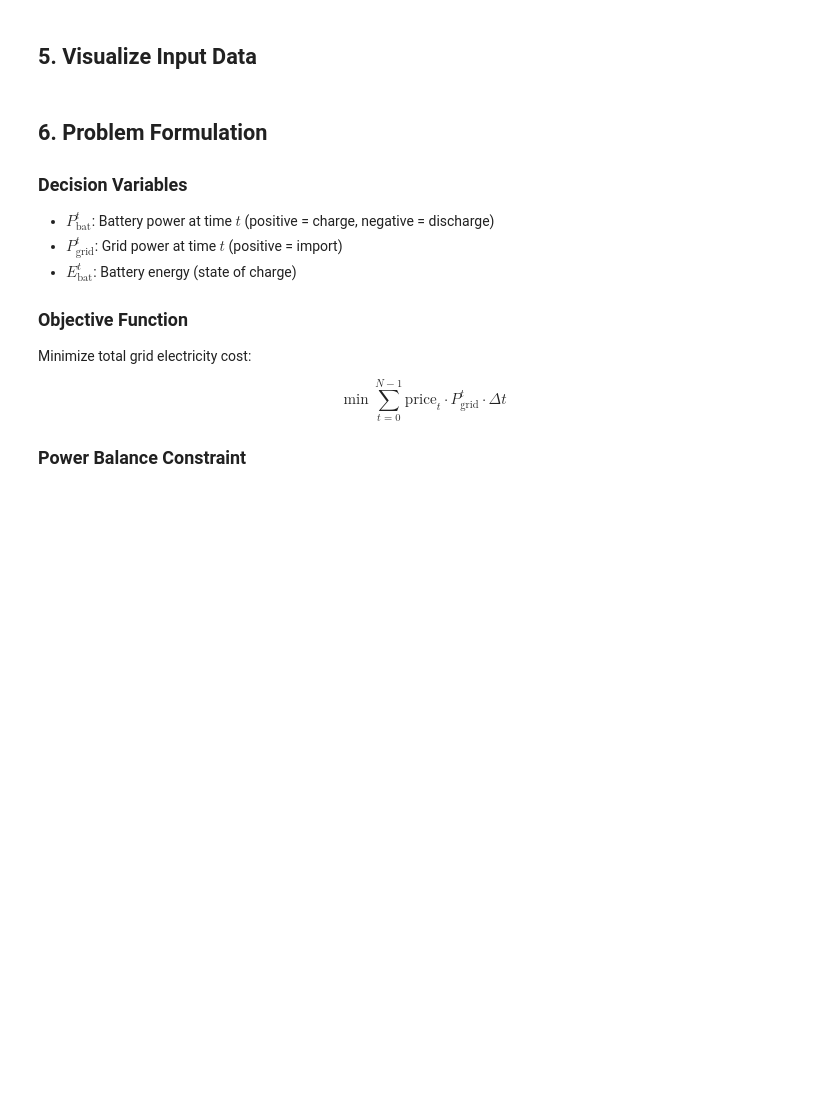
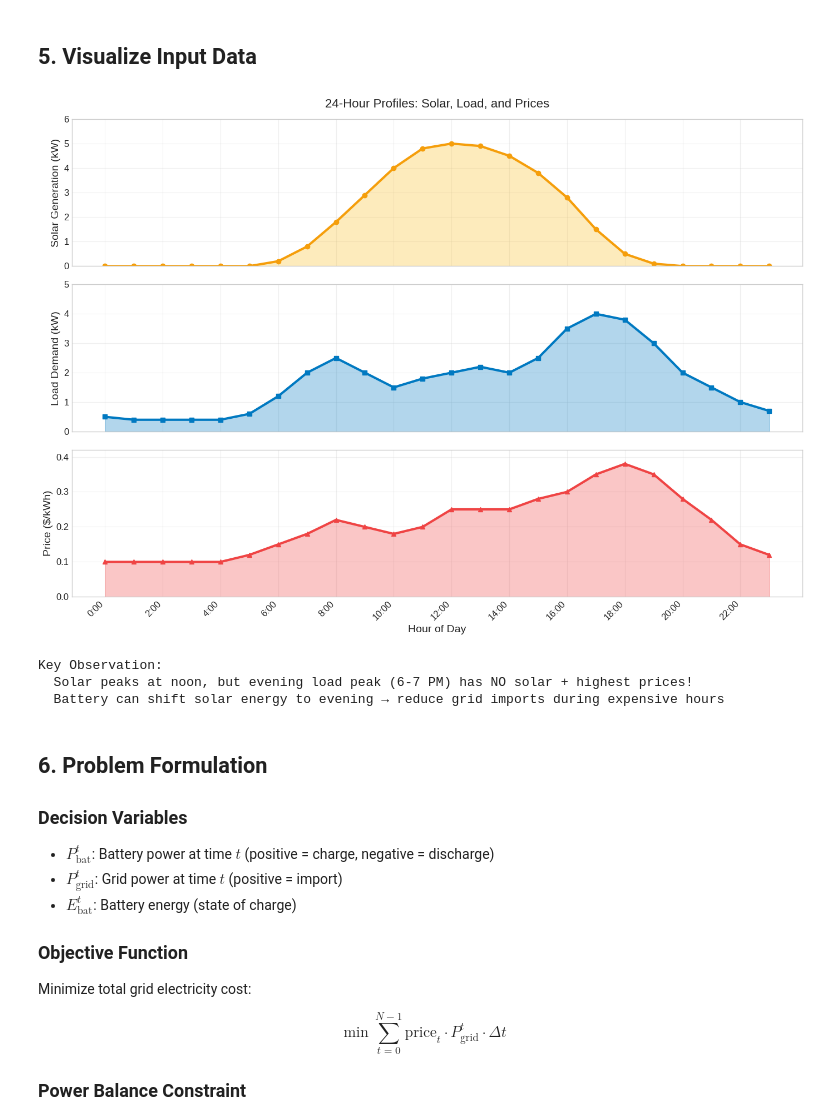
Before and after one commit to misarb/workshop_casadi, a Jupyter notebook: notebooks/02_solar_battery_management.ipynb, the cells around one changed output. Drawn from its saved outputs; the diff is of its cells as text; code cells hidden in the pictures; blank space fills up the shorter version.

```diff
--- a/notebooks/02_solar_battery_management.ipynb
+++ b/notebooks/02_solar_battery_management.ipynb
@@ -115,35 +130,40 @@ axes[0].plot(time_hours, solar_profile, color=BELKX_ORANGE, linewidth=3, marker=
 axes[0].set_ylabel('Solar Generation (kW)', fontsize=14)
 axes[0].set_title('24-Hour Profiles: Solar, Load, and Prices', fontsize=16, pad=15)
 axes[0].grid(True, alpha=0.3)
 axes[0].set_ylim(0, 6)
 
 # Load demand
 axes[1].fill_between(time_hours, 0, load_profile, alpha=0.3, color=BELKX_BLUE)
 axes[1].plot(time_hours, load_profile, color=BELKX_BLUE, linewidth=3, marker='s', markersize=6)
 axes[1].set_ylabel('Load Demand (kW)', fontsize=14)
 axes[1].grid(True, alpha=0.3)
 axes[1].set_ylim(0, 5)
 
 # Electricity prices
 axes[2].fill_between(time_hours, 0, price_profile, alpha=0.3, color=BELKX_RED)
 axes[2].plot(time_hours, price_profile, color=BELKX_RED, linewidth=3, marker='^', markersize=6)
 axes[2].set_ylabel('Price ($/kWh)', fontsize=14)
 axes[2].set_xlabel('Hour of Day', fontsize=14)
 axes[2].grid(True, alpha=0.3)
 axes[2].set_ylim(0, 0.42)
 
 for ax in axes:
     ax.set_xticks(range(0, 24, 2))
     ax.set_xticklabels([f'{h}:00' for h in range(0, 24, 2)], rotation=45, ha='right')
 
 plt.tight_layout()
-plt.savefig('../public/slides/intro-optimization-mpc-workshop/solar-battery-inputs.png',
-            dpi=300, bbox_inches='tight', facecolor='white')
+# plt.savefig('../public/slides/intro-optimization-mpc-workshop/solar-battery-inputs.png',
+#             dpi=300, bbox_inches='tight', facecolor='white')
 plt.show()
 
 print("\nKey Observation:")
 print("  Solar peaks at noon, but evening load peak (6-7 PM) has NO solar + highest prices!")
 print("  Battery can shift solar energy to evening → reduce grid imports during expensive hours")
+# %% [output]
+[figure, added]
+Key Observation:
+  Solar peaks at noon, but evening load peak (6-7 PM) has NO solar + highest prices!
+  Battery can shift solar energy to evening → reduce grid imports during expensive hours
 # %% [markdown]
 ## 6. Problem Formulation
 
```
Also changed, not shown: parts of 19 cells of this notebook, 5 other files.
